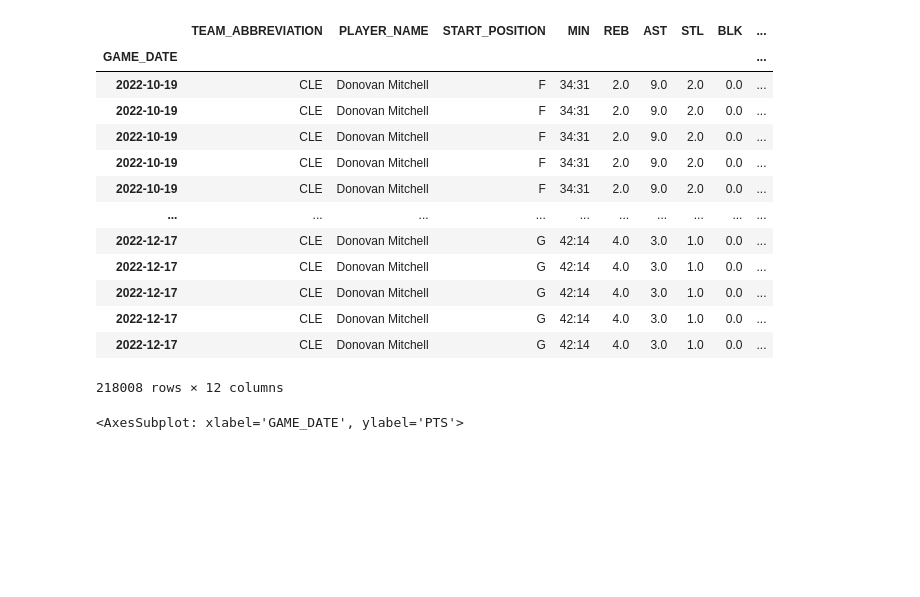
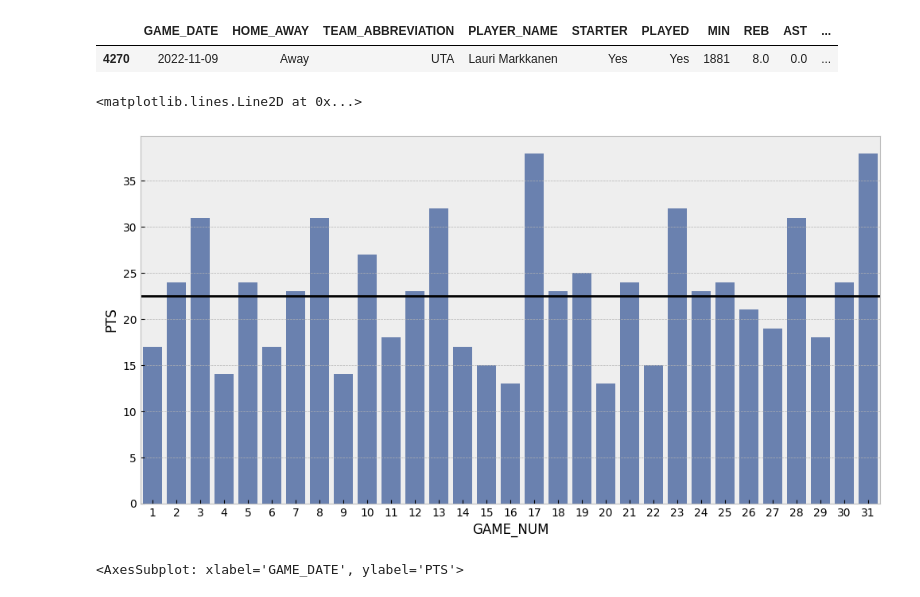
Before and after one commit to silasge/nba-db-and-analysis, a Jupyter notebook: notebooks/player_points_analysis.ipynb, the cells around one changed output. Drawn from its saved outputs; the diff is of its cells as text; code cells hidden in the pictures; blank space fills up the shorter version.

```diff
--- a/notebooks/player_points_analysis.ipynb
+++ b/notebooks/player_points_analysis.ipynb
@@ -98,18 +75,0 @@ games
-# %%
-class PlayersPrediction:
-    def __init__(self, player_name, team_opponent="all"):
-# %% [output]
-|  | TEAM_ABBREVIATION | PLAYER_NAME | START_POSITION | MIN | REB | AST | STL | BLK | ... |
-| GAME_DATE |  |  |  |  |  |  |  |  | ... |
-| 2022-10-19 | CLE | Donovan Mitchell | F | 34:31 | 2.0 | 9.0 | 2.0 | 0.0 | ... |
-| 2022-10-19 | CLE | Donovan Mitchell | F | 34:31 | 2.0 | 9.0 | 2.0 | 0.0 | ... |
-| 2022-10-19 | CLE | Donovan Mitchell | F | 34:31 | 2.0 | 9.0 | 2.0 | 0.0 | ... |
-| 2022-10-19 | CLE | Donovan Mitchell | F | 34:31 | 2.0 | 9.0 | 2.0 | 0.0 | ... |
-| 2022-10-19 | CLE | Donovan Mitchell | F | 34:31 | 2.0 | 9.0 | 2.0 | 0.0 | ... |
-| ... | ... | ... | ... | ... | ... | ... | ... | ... | ... |
-| 2022-12-17 | CLE | Donovan Mitchell | G | 42:14 | 4.0 | 3.0 | 1.0 | 0.0 | ... |
-| 2022-12-17 | CLE | Donovan Mitchell | G | 42:14 | 4.0 | 3.0 | 1.0 | 0.0 | ... |
-| 2022-12-17 | CLE | Donovan Mitchell | G | 42:14 | 4.0 | 3.0 | 1.0 | 0.0 | ... |
-| 2022-12-17 | CLE | Donovan Mitchell | G | 42:14 | 4.0 | 3.0 | 1.0 | 0.0 | ... |
-| 2022-12-17 | CLE | Donovan Mitchell | G | 42:14 | 4.0 | 3.0 | 1.0 | 0.0 | ... |
-218008 rows × 12 columns
@@ -115,0 +78,14 @@ class PlayersPrediction:
+# %%
+df2.query("GAME_NUM == 13")
+# %% [output]
+|  | GAME_DATE | HOME_AWAY | TEAM_ABBREVIATION | PLAYER_NAME | STARTER | PLAYED | MIN | REB | AST | ... |
+| 4270 | 2022-11-09 | Away | UTA | Lauri Markkanen | Yes | Yes | 1881 | 8.0 | 0.0 | ... |
+# %%
+df2 = games.query("PLAYER_NAME == 'Lauri Markkanen'")
+df2 = df2.sort_values("GAME_DATE")
+df2["GAME_NUM"] = range(1, len(df2)+1)
+sns.barplot(x="GAME_NUM", y="PTS", data=df2, color="#5f7dba")
+plt.axhline(y=22.5, color='black')
+# %% [output]
+<matplotlib.lines.Line2D at 0x...>
+[figure, added]
```
Also changed, not shown: parts of 8 cells of this notebook, 7 other files.
